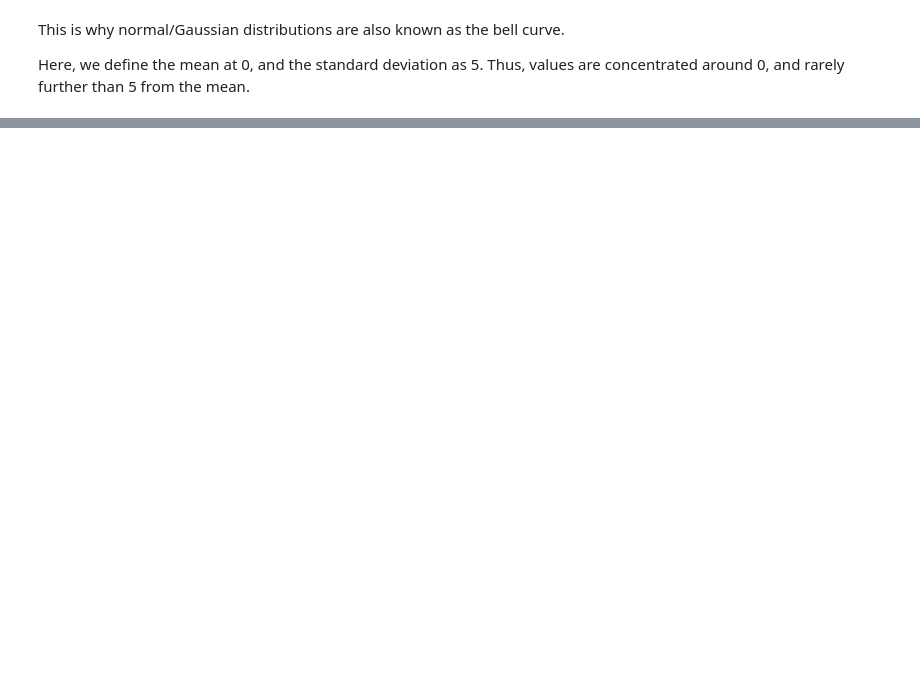
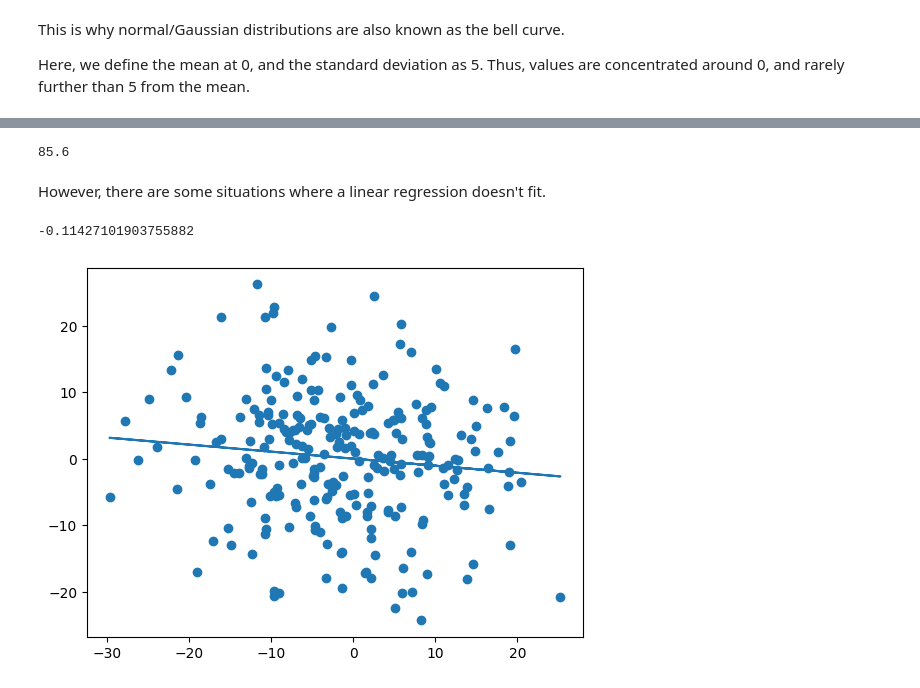
Before and after one commit to amsih/ML-In-Python, a Jupyter notebook: Machine_Learning.ipynb, the cells around one changed output, grey strips where cells are left out. Drawn from its saved outputs; the diff is of its cells as text; code cells hidden in the pictures; blank space fills up the shorter version.

```diff
--- a/Machine_Learning.ipynb
+++ b/Machine_Learning.ipynb
@@ -142,0 +207,27 @@ Thus, values are concentrated around 0, and rarely further than 5 from the mean.
+# %%
+# Finding value at x=10, which is not given
+print(f(10).round(1))
+# %% [output]
+85.6
+# %% [markdown]
+However, there are some situations where a linear regression doesn't fit.
+# %%
+# Non-linear example
+x = np.random.normal(0,10,250)
+y = np.random.normal(0,10,250)
+
+slope, intercept, r, p, std_err = stats.linregress(x,y)
+
+def f(x):
+    return slope * x + intercept
+
+model = list(map(f, x))
+
+plt.scatter(x, y)
+plt.plot(x, model)
+
+print(r)
+plt.show()
+# %% [output]
+-0.11427101903755882
+[figure, added]
```
Also changed, not shown: parts of 46 cells of this notebook, 2 other files.
